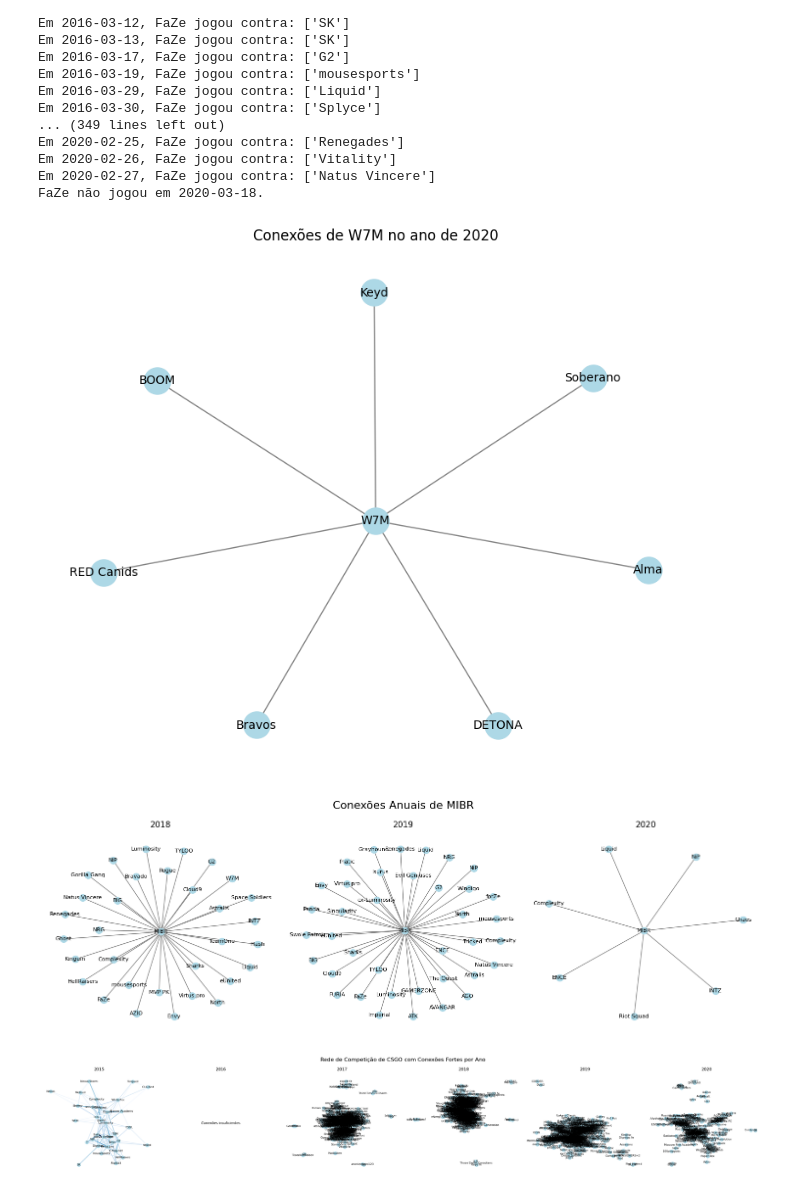
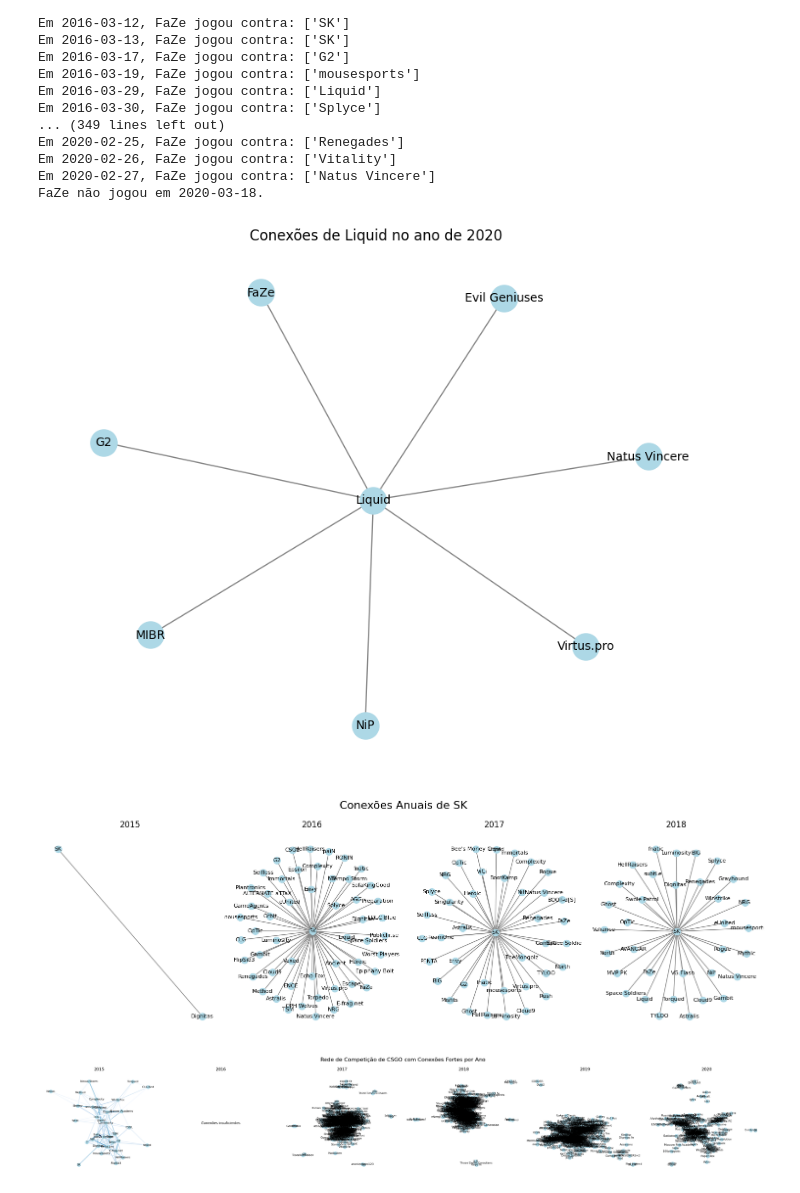
Before and after one commit to peudias/teoria-dos-grafos-csgo, a Jupyter notebook: src/main.ipynb, the cells around one changed output. Saved outputs shown, nothing was run; the diff lists cells and outputs as text; code cells hidden in the pictures.

```diff
--- a/src/main.ipynb
+++ b/src/main.ipynb
@@ -175,7 +175,7 @@ import networkx as nx
 import matplotlib.pyplot as plt
 
 # Define equipe para analisar e o ano específico
-team_to_analyze = 'W7M'  # Substitua pelo nome da equipe desejada
+team_to_analyze = 'Liquid'  # Substitua pelo nome da equipe desejada
 specific_year = 2020  # Substitua pelo ano desejado para análise
 
 # Carregar dados do CSV
@@ -205,13 +205,13 @@ plt.title(f'Conexões de {team_to_analyze} no ano de {specific_year}')
 plt.axis('off')
 plt.show()
 # %% [output]
-[figure, old version]
+[figure, new version]
 # %%
 import pandas as pd
 import networkx as nx
 import matplotlib.pyplot as plt
 
-team_to_analyze = 'MIBR'  # Defina a equipe para analisar
+team_to_analyze = 'SK'  # Defina a equipe para analisar
 
 # Carregar dados do CSV
 df = pd.read_csv('../db/results.csv')
@@ -221,34 +221,34 @@ df['date'] = pd.to_datetime(df['date'])
 df['year'] = df['date'].dt.year
 
 # Filtrar as partidas que incluem a equipe de interesse
 df_team = df[(df['team_1'] == team_to_analyze) | (df['team_2'] == team_to_analyze)]
 
 # Agrupar as partidas por ano e criar um grafo para cada ano
 graphs_by_year = {}
 for year, group in df_team.groupby('year'):
     G = nx.Graph()
     for i, row in group.iterrows():
         opponent = row['team_2'] if row['team_1'] == team_to_analyze else row['team_1']
         G.add_edge(team_to_analyze, opponent)
     graphs_by_year[year] = G
 
 # Configuração da visualização
 fig, axes = plt.subplots(nrows=1, ncols=len(graphs_by_year), figsize=(15, 5))
 fig.suptitle(f'Conexões Anuais de {team_to_analyze}', fontsize=16)
 
 # Criar um gráfico para cada ano
 for ax, (year, G) in zip(axes, graphs_by_year.items()):
     pos = nx.spring_layout(G, seed=42)  # Fornece um layout consistente
     nx.draw_networkx_nodes(G, pos, ax=ax, node_size=100, node_color='lightblue')
     nx.draw_networkx_edges(G, pos, ax=ax, edge_color='gray')
     nx.draw_networkx_labels(G, pos, ax=ax, font_size=8)
     ax.set_title(str(year))
     ax.axis('off')
 
 plt.tight_layout()
 plt.show()
 # %% [output]
-[figure, old version]
+[figure, new version]
 # %%
 import pandas as pd
 import networkx as nx
```
Also changed, not shown: parts of 3 cells of this notebook.
